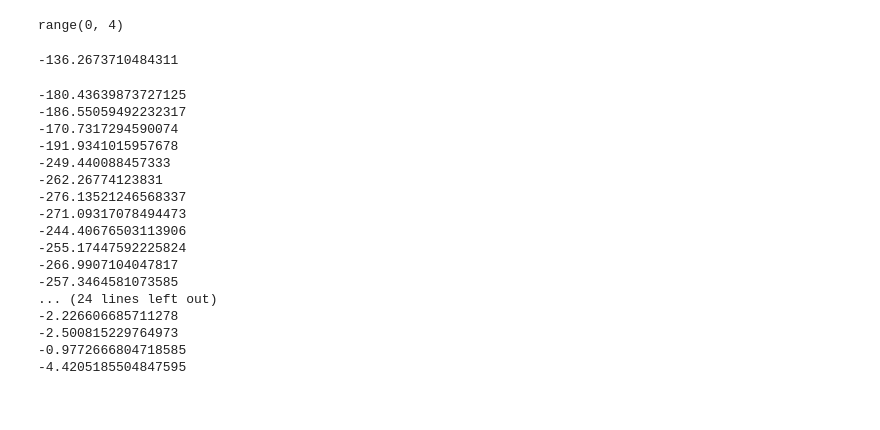
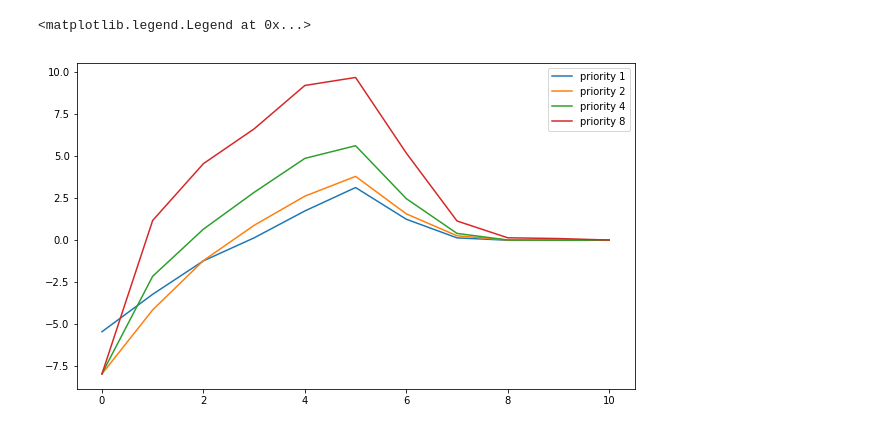
Before and after one commit to MJeremy2017/reinforcement-learning-implementation, a Jupyter notebook: AccessControl/ServerAccess.ipynb, the cells around one changed output. Saved outputs shown, nothing was run; the diff lists cells and outputs as text; code cells hidden in the pictures.

```diff
--- a/AccessControl/ServerAccess.ipynb
+++ b/AccessControl/ServerAccess.ipynb
@@ -14,6 +14,8 @@ The task is to decide on each step whether to accept or reject the next customer
 import numpy as np
 import matplotlib.pyplot as plt
 from TileCoding import *
+# %%
+ACTIONS = [0, 1]
 # %%
 class ValueFunction:
 
@@ -55,19 +57,26 @@ class ValueFunction:
         delta *= self.alpha
         for activeTile in activeTiles:
             self.weights[activeTile] += delta
+
+    def stateValue(self, state):
+        if state[0] == 0:
+            # no server available
+            return self.value(state, 0)
+        values = [self.value(state, a) for a in ACTIONS]
+        return max(values)
 # %%
 class ServerAcess:
-    def __init__(self, exp_rate=0.3, lr=0.1, beta=0.01, alpha=0.1):
+    def __init__(self, exp_rate=0.3, lr=0.1, beta=0.01):
         self.n_server = 10
         self.free_prob = 0.06
         self.priorities = range(4)
-        self.actions = [0, 1]  # 0: reject; 1: accept
+        self.actions = ACTIONS  # 0: reject; 1: accept
         self.state = (0, 0)  # (num_servers, priority)
 
         self.exp_rate = exp_rate
         self.lr = lr
         self.beta = beta
-        self.alpha = alpha
+#         self.alpha = alpha
 
     def numFreeServers(self):
         n = 0
@@ -110,22 +119,25 @@ class ServerAcess:
             return np.power(2, priority)
         return 0
 
-    def run(self, valueFunc, steps=100, debug=False):
+    def run(self, valueFunc, steps=1000, inner_steps=100, debug=False):
         # updating average reward estimation along the way
         avg_reward = 0
         self.state = (10, np.random.choice(self.priorities))
         cur_state = self.state
         cur_action = self.chooseAction(valueFunc)  # n free server is also updated
 
+        total_reward = 0
         for i in range(1, steps+1):
+            reward = self.giveReward(cur_action)
             new_state = self.nxtState(cur_action)
-            reward = self.giveReward(cur_action)
             new_action = self.chooseAction(valueFunc)
 
+            total_reward += reward
             if debug:
                 print("state {} action {} reward {}".format(cur_state, cur_action, reward))
-            if i % 100 == 0:
-                print("avg reward", avg_reward)
+            if i % inner_steps == 0:
+                print("step {} -> avg reward {} total reward {}".format(i, avg_reward, total_reward))
+                total_reward = 0
 
             delta = reward - avg_reward + valueFunc.value(new_state, new_action) - valueFunc.value(cur_state, cur_action)
             avg_reward += self.beta*delta
@@ -134,7 +146,7 @@ class ServerAcess:
             cur_state = new_state
             cur_action = new_action
 # %%
-sa = ServerAcess(exp_rate=0.3)
+sa = ServerAcess(exp_rate=0.1)
 vf = ValueFunction()
-sa.run(vf, 10000)
+sa.run(vf, steps=100000, inner_steps=5000, debug=False)
 # %% [output]
@@ -158,30 +173,15 @@ avg reward 2.190436216749005
-# %%
-sa.priorities
-# %% [output]
-range(0, 4)
-# %%
-vf.value((5, 0), 1)
-# %% [output]
--136.2673710484311
-# %%
-for i in range(10):
-    for p in sa.priorities:
-        print(vf.value((i, p), 1))
-# %% [output]
--180.43639873727125
--186.55059492232317
--170.7317294590074
--191.9341015957678
--249.440088457333
--262.26774123831
--276.13521246568337
--271.09317078494473
--244.40676503113906
--255.17447592225824
--266.9907104047817
--257.3464581073585
-... (24 lines left out)
--2.226606685711278
--2.500815229764973
--0.9772666804718585
--4.4205185504847595
+# %%
+plt.figure(figsize=[10, 6])
+
+for prioriy in range(4):
+    n_servers = []
+    values = []
+    for n_server in range(11):
+        value = vf.stateValue((n_server, prioriy))
+        n_servers.append(n_server)
+        values.append(value)
+    plt.plot(n_servers, values, label="priority {}".format(np.power(2, prioriy)))
+plt.legend()
+# %% [output]
+<matplotlib.legend.Legend at 0x...>
+[figure, added]
```
Also changed, not shown: parts of 1 cell of this notebook.
